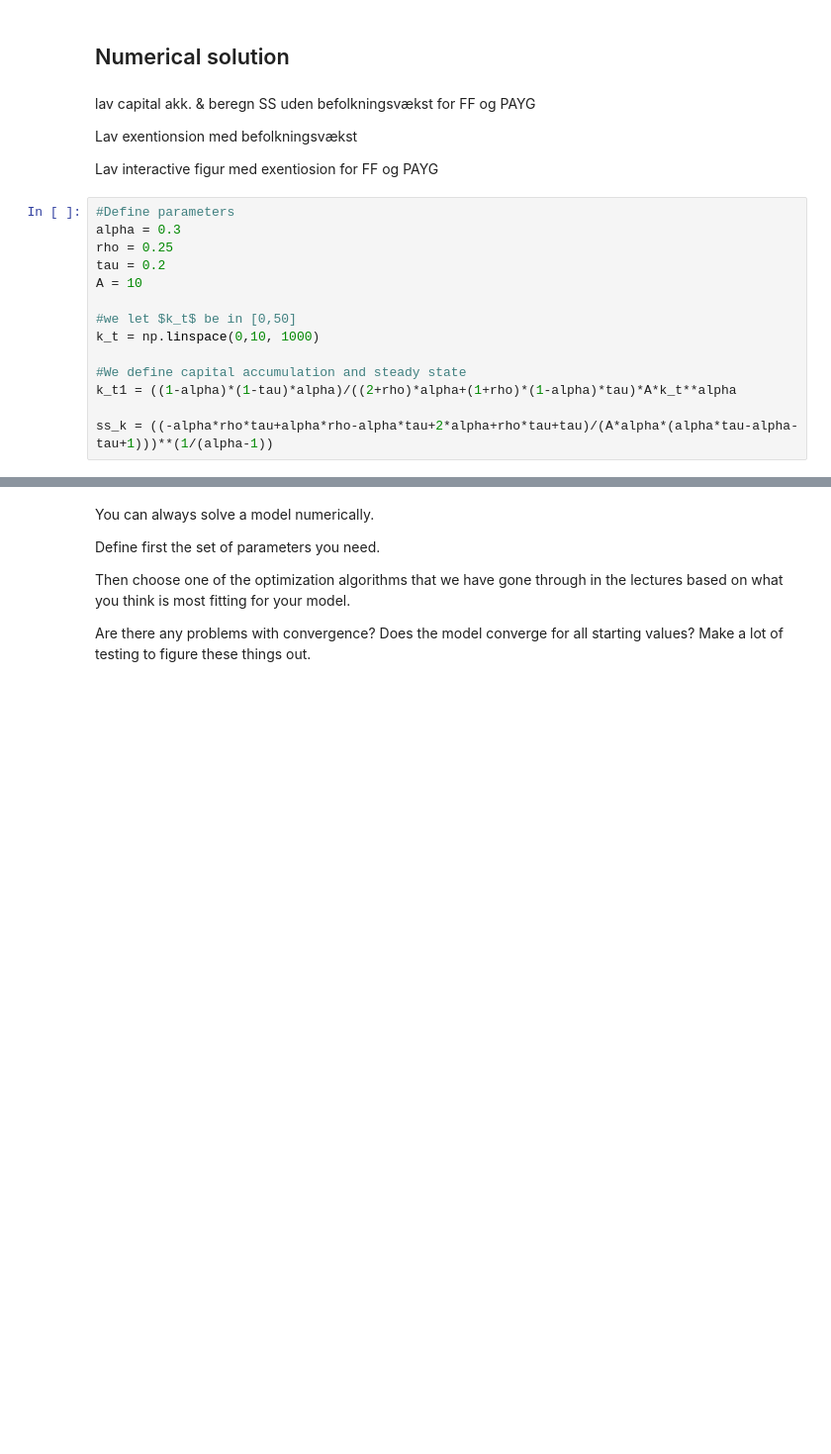
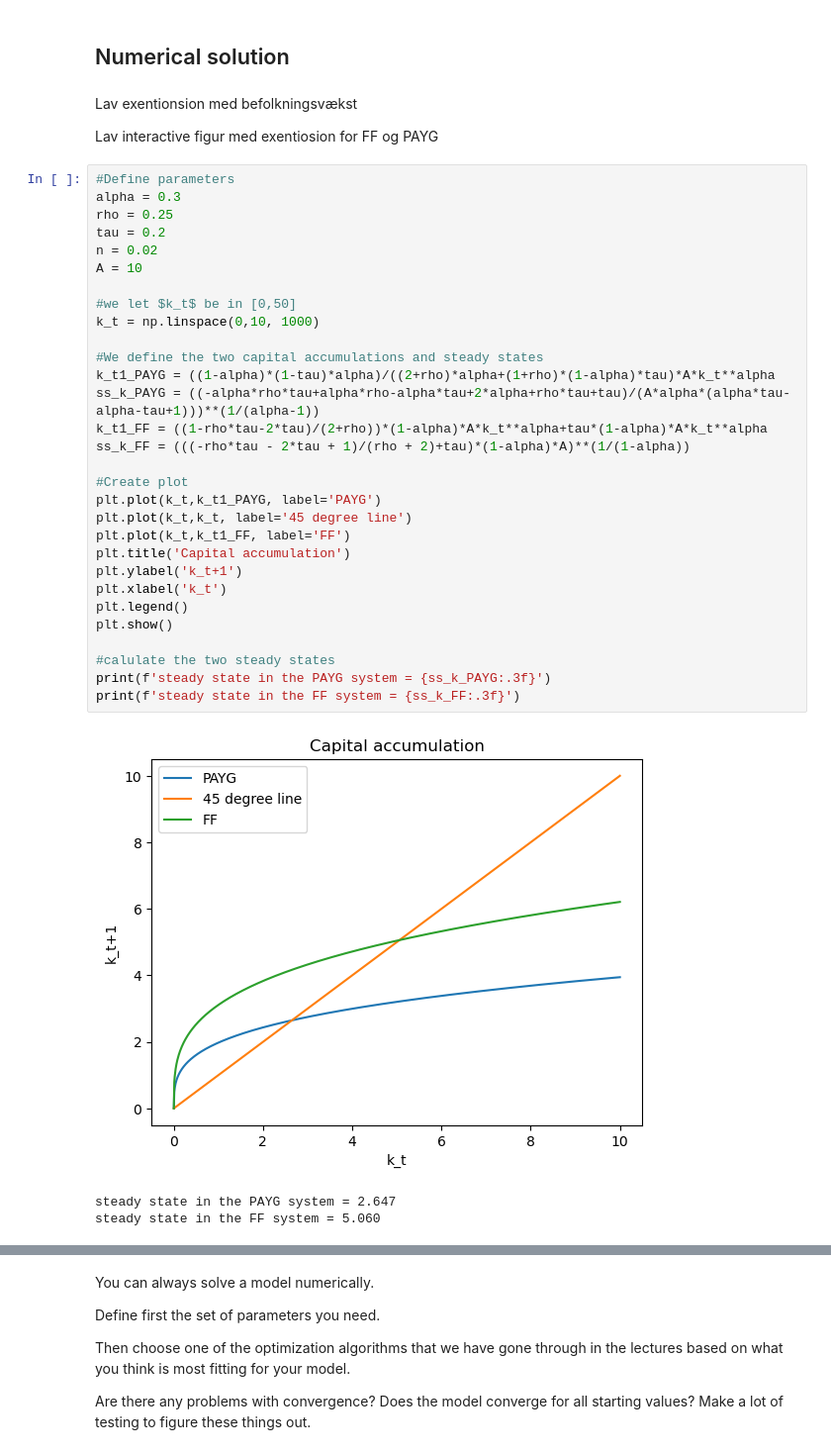
Before and after one commit to NumEconCopenhagen/projects-2023-joost-adam-og-frederik, a Jupyter notebook: modelproject/modelproject.ipynb, the cells around one changed output, grey strips where cells are left out. Shown at 99% size. Drawn from its saved outputs; the diff is of its cells as text; blank space fills up the shorter version.

```diff
--- a/modelproject/modelproject.ipynb
+++ b/modelproject/modelproject.ipynb
@@ -219,22 +276,40 @@ $\displaystyle k^{*} = \left(\frac{- \alpha \rho \tau + \alpha \rho - \alpha \ta
 # %% [markdown]
 ## Numerical solution
 # %% [markdown]
-lav capital akk. & beregn SS uden befolkningsvækst for FF og PAYG
-
 Lav exentionsion med befolkningsvækst
 
 Lav interactive figur med exentiosion for FF og PAYG
 # %%
 #Define parameters
 alpha = 0.3
 rho = 0.25
 tau = 0.2
+n = 0.02
 A = 10
 
 #we let $k_t$ be in [0,50]
 k_t = np.linspace(0,10, 1000)
 
-#We define capital accumulation and steady state
-k_t1 = ((1-alpha)*(1-tau)*alpha)/((2+rho)*alpha+(1+rho)*(1-alpha)*tau)*A*k_t**alpha
+#We define the two capital accumulations and steady states
+k_t1_PAYG = ((1-alpha)*(1-tau)*alpha)/((2+rho)*alpha+(1+rho)*(1-alpha)*tau)*A*k_t**alpha
+ss_k_PAYG = ((-alpha*rho*tau+alpha*rho-alpha*tau+2*alpha+rho*tau+tau)/(A*alpha*(alpha*tau-alpha-tau+1)))**(1/(alpha-1))
+k_t1_FF = ((1-rho*tau-2*tau)/(2+rho))*(1-alpha)*A*k_t**alpha+tau*(1-alpha)*A*k_t**alpha
+ss_k_FF = (((-rho*tau - 2*tau + 1)/(rho + 2)+tau)*(1-alpha)*A)**(1/(1-alpha))
 
-ss_k = ((-alpha*rho*tau+alpha*rho-alpha*tau+2*alpha+rho*tau+tau)/(A*alpha*(alpha*tau-alpha-tau+1)))**(1/(alpha-1))
+#Create plot
+plt.plot(k_t,k_t1_PAYG, label='PAYG')
+plt.plot(k_t,k_t, label='45 degree line')
+plt.plot(k_t,k_t1_FF, label='FF')
+plt.title('Capital accumulation')
+plt.ylabel('k_t+1')
+plt.xlabel('k_t')
+plt.legend()
+plt.show()
+
+#calulate the two steady states
+print(f'steady state in the PAYG system = {ss_k_PAYG:.3f}')
+print(f'steady state in the FF system = {ss_k_FF:.3f}')
+# %% [output]
+[figure, added]
+steady state in the PAYG system = 2.647
+steady state in the FF system = 5.060
```
Also changed, not shown: parts of 33 cells of this notebook.
